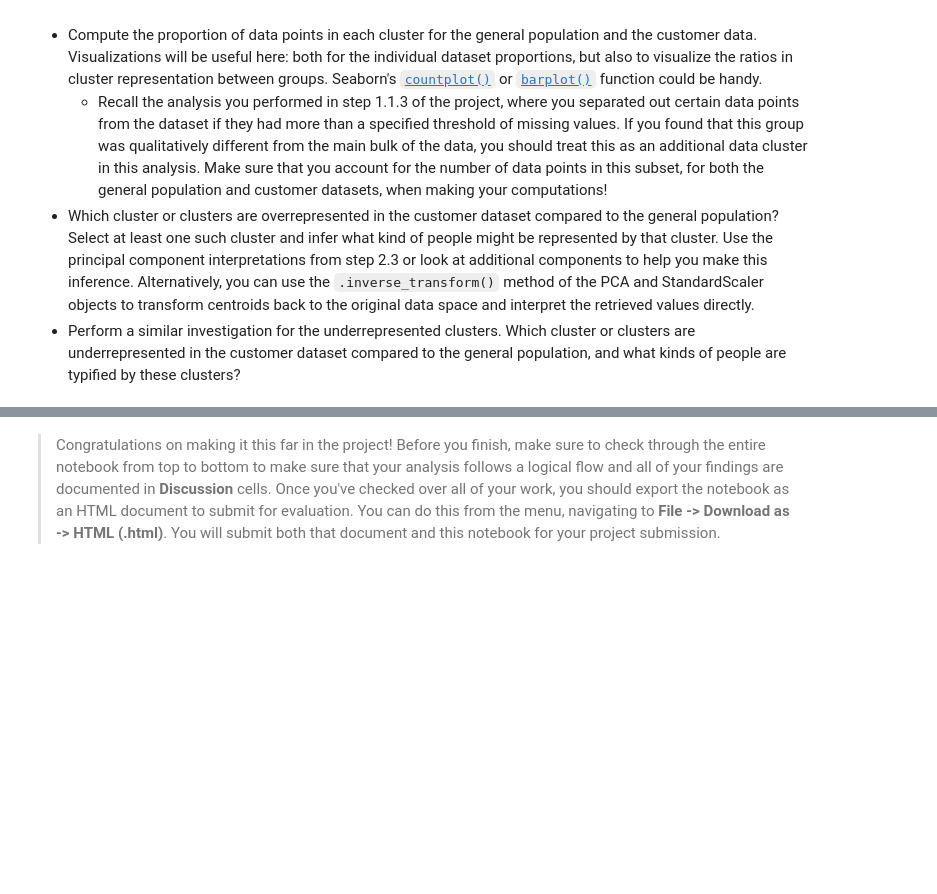
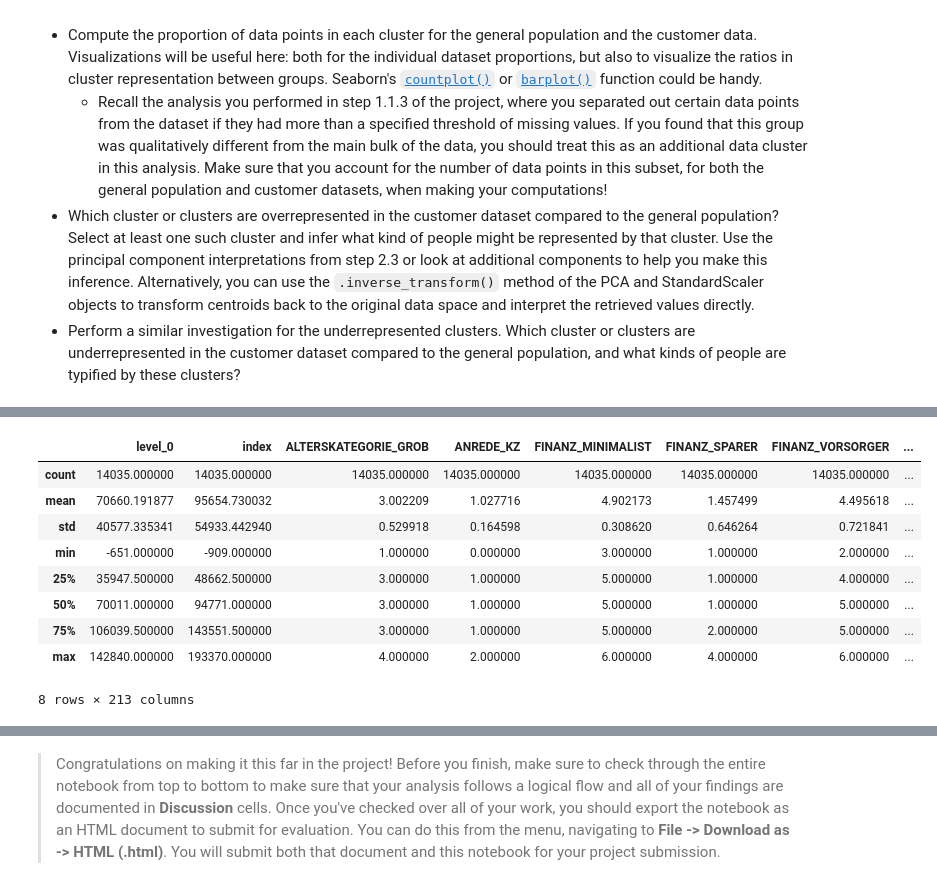
Before and after one commit to Smcgb/Udacity-Unsupervised-Learning, a Jupyter notebook: Udacity Unsupervised Learning/Identify_Customer_Segments.ipynb, the cells around one changed output, grey strips where cells are left out. Drawn from its saved outputs; the diff is of its cells as text; code cells hidden in the pictures; blank space fills up the shorter version.

```diff
--- a/Udacity Unsupervised Learning/Identify_Customer_Segments.ipynb
+++ b/Udacity Unsupervised Learning/Identify_Customer_Segments.ipynb
@@ -1404,0 +1377,19 @@ TypeError: __init__() missing 1 required positional argument: 'ordered_feature_n
+# %%
+UNDERREPRESENTED_CLUSTER = 10
+data = scaler.inverse_transform(cpca.inverse_transform(
+    cX_pca[np.where(clabels_11== UNDERREPRESENTED_CLUSTER)])).round()
+
+dataframe = pd.DataFrame(data=data, index=np.array(range(0, data.shape[0])), columns= cus_clean.columns)
+# %%
+dataframe.describe()
+# %% [output]
+|  | level_0 | index | ALTERSKATEGORIE_GROB | ANREDE_KZ | FINANZ_MINIMALIST | FINANZ_SPARER | FINANZ_VORSORGER | ... |
+| count | 14035.000000 | 14035.000000 | 14035.000000 | 14035.000000 | 14035.000000 | 14035.000000 | 14035.000000 | ... |
+| mean | 70660.191877 | 95654.730032 | 3.002209 | 1.027716 | 4.902173 | 1.457499 | 4.495618 | ... |
+| std | 40577.335341 | 54933.442940 | 0.529918 | 0.164598 | 0.308620 | 0.646264 | 0.721841 | ... |
+| min | -651.000000 | -909.000000 | 1.000000 | 0.000000 | 3.000000 | 1.000000 | 2.000000 | ... |
+| 25% | 35947.500000 | 48662.500000 | 3.000000 | 1.000000 | 5.000000 | 1.000000 | 4.000000 | ... |
+| 50% | 70011.000000 | 94771.000000 | 3.000000 | 1.000000 | 5.000000 | 1.000000 | 5.000000 | ... |
+| 75% | 106039.500000 | 143551.500000 | 3.000000 | 1.000000 | 5.000000 | 2.000000 | 5.000000 | ... |
+| max | 142840.000000 | 193370.000000 | 4.000000 | 2.000000 | 6.000000 | 4.000000 | 6.000000 | ... |
+8 rows × 213 columns
```
Also changed, not shown: parts of 25 cells of this notebook.
